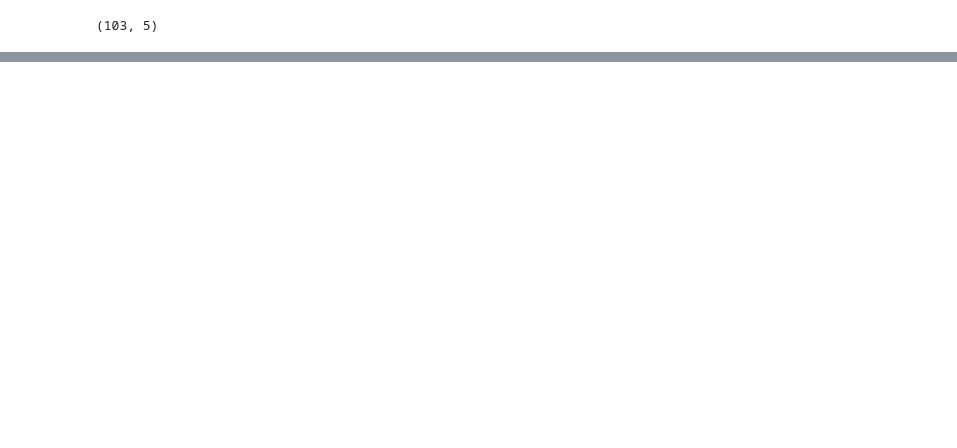
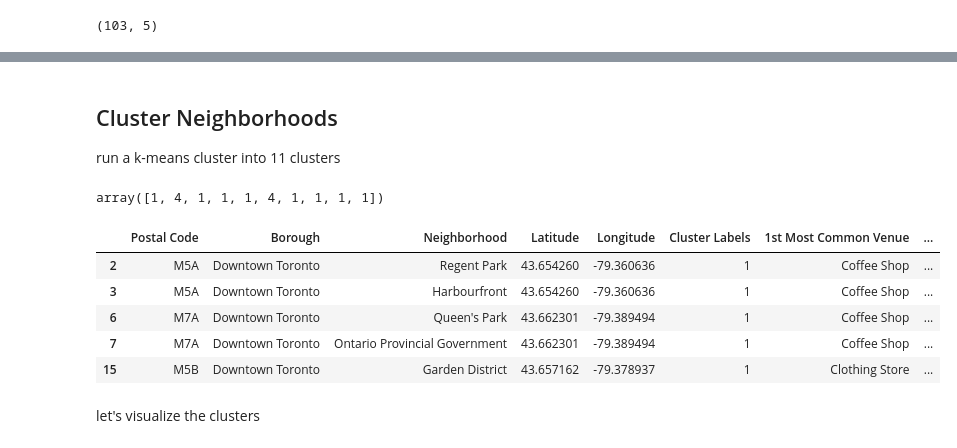
Before and after one commit to shylajachippa/Coursera-IBM-Applied-Data-Science-Capstone, a Jupyter notebook: Neighborhoods Toronto K-means clustering Assignment.ipynb, the cells around one changed output, grey strips where cells are left out. Drawn from its saved outputs; the diff is of its cells as text; code cells hidden in the pictures; blank space fills up the shorter version.

```diff
--- a/Neighborhoods Toronto K-means clustering Assignment.ipynb
+++ b/Neighborhoods Toronto K-means clustering Assignment.ipynb
@@ -220,0 +553,6 @@ city_df.shape
+# %%
+def return_most_common_venues(row, num_top_venues):
+    row_categories = row.iloc[1:]
+    row_categories_sorted = row_categories.sort_values(ascending=False)
+
+    return row_categories_sorted.index.values[0:num_top_venues]
@@ -220,0 +589,39 @@ city_df.shape
+# %% [markdown]
+## Cluster Neighborhoods
+run a k-means cluster into 11 clusters
+# %%
+toronto_grouped_clustering = toronto_grouped.drop('Neighborhood', 1)
+# %%
+
+# import k-means from clustering stage
+from sklearn.cluster import KMeans
+
+# set number of clusters
+kclusters = 5
+# run k-means clustering
+kmeans = KMeans(n_clusters=kclusters, random_state=0).fit(toronto_grouped_clustering)
+
+# check cluster labels generated for each row in the dataframe
+kmeans.labels_[0:10]
+# %% [output]
+array([1, 4, 1, 1, 1, 4, 1, 1, 1, 1])
+# %%
+# add clustering labels
+neighborhoods_venues_sorted.insert(0, 'Cluster Labels', kmeans.labels_)
+# %%
+
+toronto_merged = toronto_df
+
+# merge manhattan_grouped with manhattan_data to add latitude/longitude for each neighborhood
+toronto_merged = toronto_merged.join(neighborhoods_venues_sorted.set_index('Neighborhood'), on='Neighborhood')
+
+toronto_merged.head() # check the last columns!
+# %% [output]
+|  | Postal Code | Borough | Neighborhood | Latitude | Longitude | Cluster Labels | 1st Most Common Venue | ... |
+| 2 | M5A | Downtown Toronto | Regent Park | 43.654260 | -79.360636 | 1 | Coffee Shop | ... |
+| 3 | M5A | Downtown Toronto | Harbourfront | 43.654260 | -79.360636 | 1 | Coffee Shop | ... |
+| 6 | M7A | Downtown Toronto | Queen's Park | 43.662301 | -79.389494 | 1 | Coffee Shop | ... |
+| 7 | M7A | Downtown Toronto | Ontario Provincial Government | 43.662301 | -79.389494 | 1 | Coffee Shop | ... |
+| 15 | M5B | Downtown Toronto | Garden District | 43.657162 | -79.378937 | 1 | Clothing Store | ... |
+# %% [markdown]
+let's visualize the clusters
```
Also changed, not shown: parts of 53 cells of this notebook.
